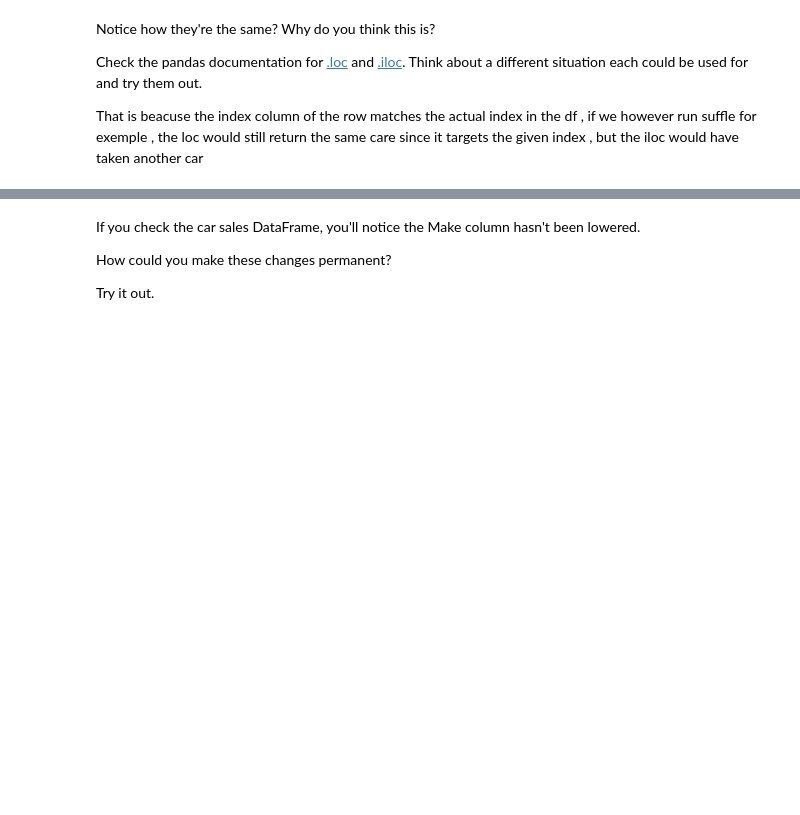
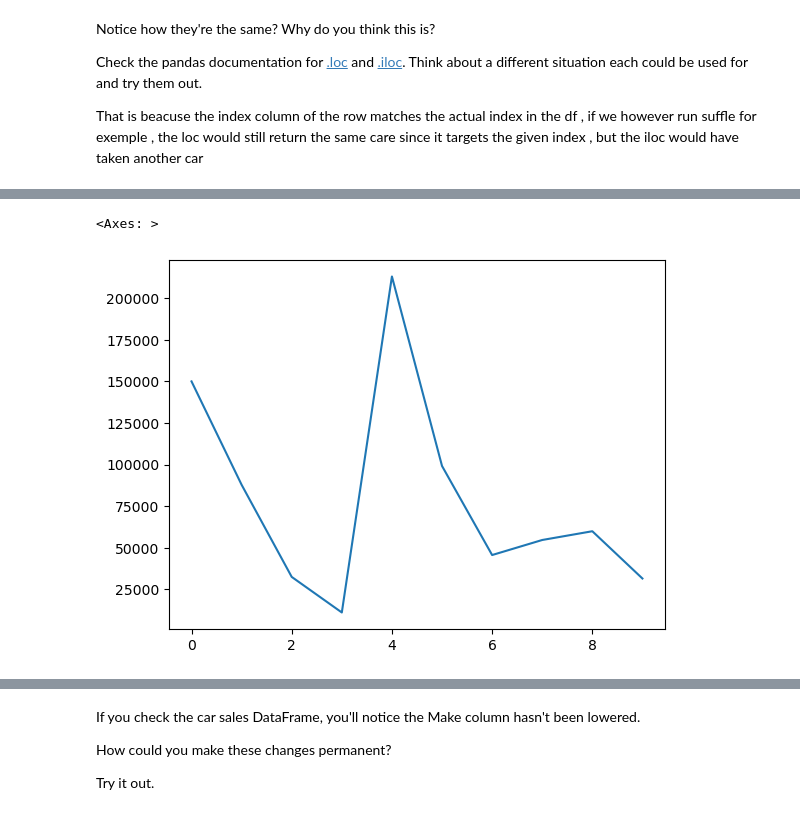
Before and after one commit to jamhus/ztm-course, a Jupyter notebook: pandas-exercises.ipynb, the cells around one changed output, grey strips where cells are left out. Drawn from its saved outputs; the diff is of its cells as text; code cells hidden in the pictures; blank space fills up the shorter version.

```diff
--- a/pandas-exercises.ipynb
+++ b/pandas-exercises.ipynb
@@ -173,5 +210,9 @@ That is beacuse the index column of the row matches the actual index in the df ,
 # %%
 # Import Matplotlib and create a plot of the Odometer column
 # Don't forget to use %matplotlib inline
+car_sales_df['Odometer (KM)'].plot()
+# %% [output]
+<Axes: >
+[figure, added]
 # %%
 # Create a histogram of the Odometer column using hist()
```
Also changed, not shown: parts of 30 cells of this notebook.
